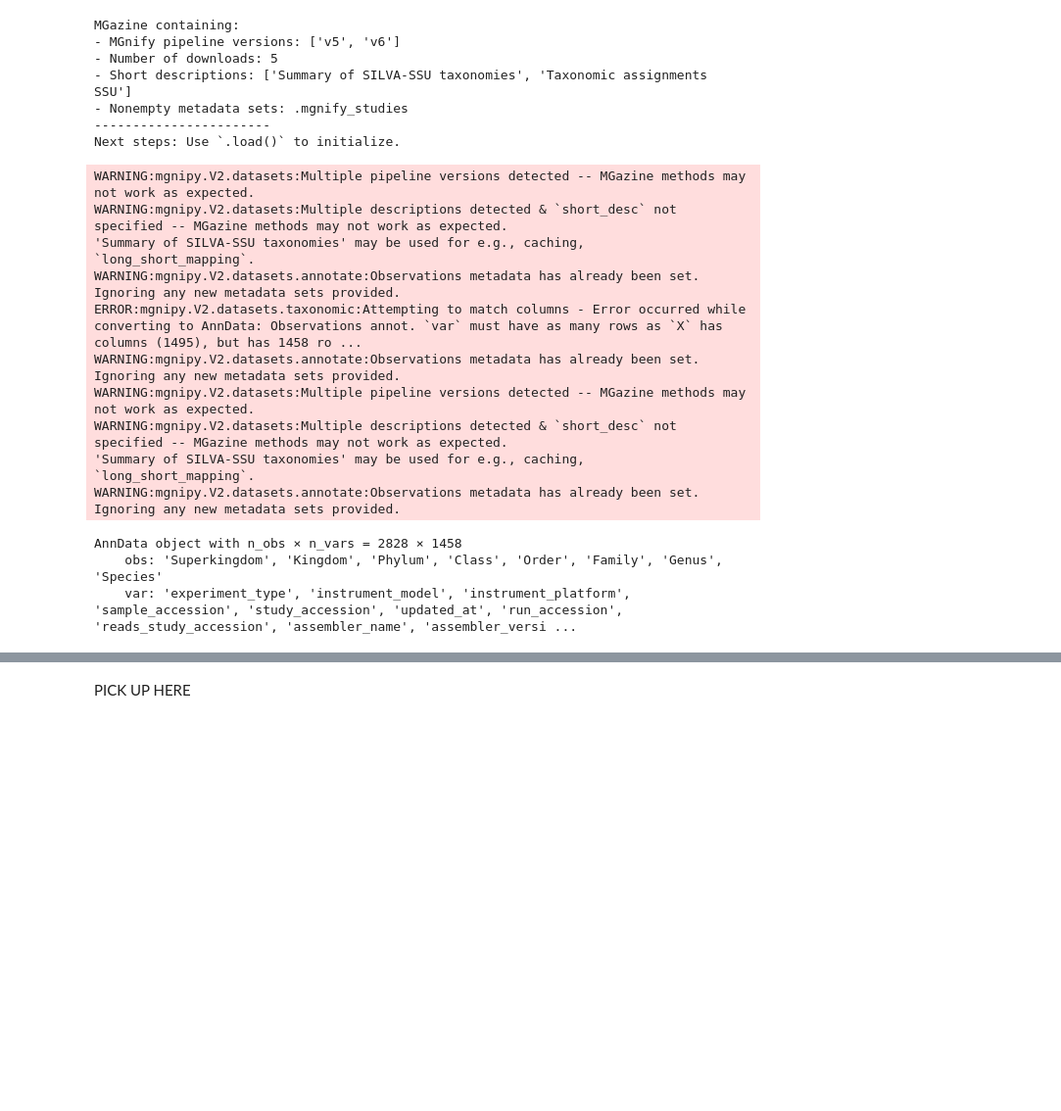
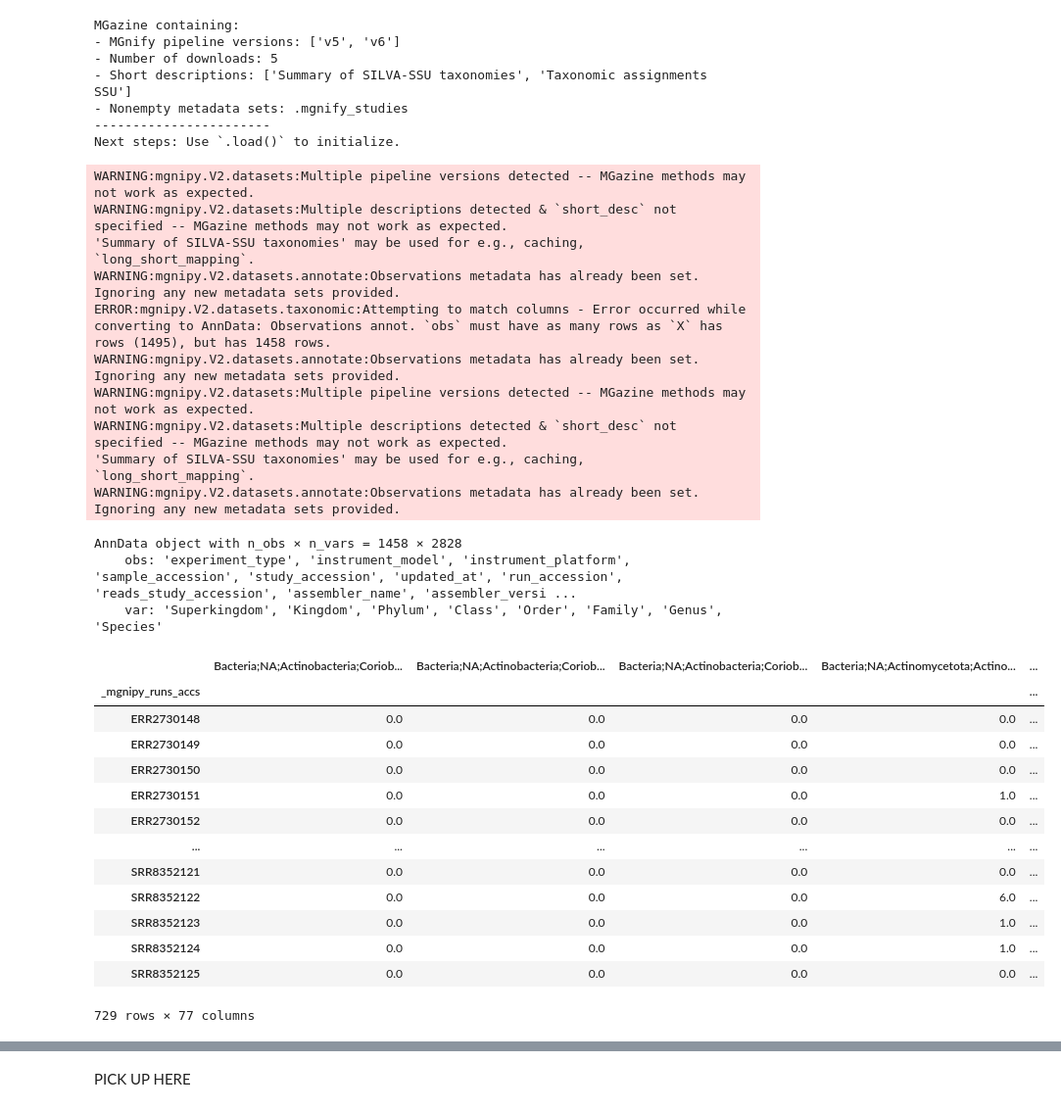
Before and after one commit to EBI-Metagenomics/mgnipy, a Jupyter notebook: docs/notebooks/demos/demo-parkinson.ipynb, the cells around one changed output, grey strips where cells are left out. Shown at 98% size. Drawn from its saved outputs; the diff is of its cells as text; code cells hidden in the pictures; blank space fills up the shorter version.

```diff
--- a/docs/notebooks/demos/demo-parkinson.ipynb
+++ b/docs/notebooks/demos/demo-parkinson.ipynb
@@ -419,18 +424,72 @@ MGazine containing:
 -----------------------
 Next steps: Use `.load()` to initialize.
 # %%
-new_taxo.to_anndata()
+ad_tax = new_taxo.to_anndata()
+ad_tax
 # %% [output]
 WARNING:mgnipy.V2.datasets:Multiple pipeline versions detected -- MGazine methods may not work as expected.
 WARNING:mgnipy.V2.datasets:Multiple descriptions detected & `short_desc` not specified -- MGazine methods may not work as expected.
 'Summary of SILVA-SSU taxonomies' may be used for e.g., caching, `long_short_mapping`.
 WARNING:mgnipy.V2.datasets.annotate:Observations metadata has already been set. Ignoring any new metadata sets provided.
-ERROR:mgnipy.V2.datasets.taxonomic:Attempting to match columns - Error occurred while converting to AnnData: Observations annot. `var` must have as many rows as `X` has columns (1495), but has 1458 ro ...
+ERROR:mgnipy.V2.datasets.taxonomic:Attempting to match columns - Error occurred while converting to AnnData: Observations annot. `obs` must have as many rows as `X` has rows (1495), but has 1458 rows.
 WARNING:mgnipy.V2.datasets.annotate:Observations metadata has already been set. Ignoring any new metadata sets provided.
 WARNING:mgnipy.V2.datasets:Multiple pipeline versions detected -- MGazine methods may not work as expected.
 WARNING:mgnipy.V2.datasets:Multiple descriptions detected & `short_desc` not specified -- MGazine methods may not work as expected.
 'Summary of SILVA-SSU taxonomies' may be used for e.g., caching, `long_short_mapping`.
 WARNING:mgnipy.V2.datasets.annotate:Observations metadata has already been set. Ignoring any new metadata sets provided.
-AnnData object with n_obs × n_vars = 2828 × 1458
-    obs: 'Superkingdom', 'Kingdom', 'Phylum', 'Class', 'Order', 'Family', 'Genus', 'Species'
-    var: 'experiment_type', 'instrument_model', 'instrument_platform', 'sample_accession', 'study_accession', 'updated_at', 'run_accession', 'reads_study_accession', 'assembler_name', 'assembler_versi ...
+AnnData object with n_obs × n_vars = 1458 × 2828
+    obs: 'experiment_type', 'instrument_model', 'instrument_platform', 'sample_accession', 'study_accession', 'updated_at', 'run_accession', 'reads_study_accession', 'assembler_name', 'assembler_versi ...
+    var: 'Superkingdom', 'Kingdom', 'Phylum', 'Class', 'Order', 'Family', 'Genus', 'Species'
+# %%
+import numpy as np
+import scanpy as sc
+from mgnipy._models.constants.tax_ranks import SILVA_TAX_RANKS
+# quick cleaning
+# add filled na layer
+ad_tax.layers['filled_na'] = ad_tax.to_df().fillna(0)
+# drop samples if library count is less than median
+ad_filt = ad_tax[
+    ad_tax.to_df(
+        layer='filled_na'
+    ).sum(axis=1) >= ad_tax.to_df(
+        layer='filled_na'
+    ).sum(axis=1).median()
+]
+# calc total counts per sample
+total_counts = ad_filt.layers['filled_na'].sum(axis=1)
+# agglom to genus level (pruning then agg)
+pruned = ad_filt[:, ((ad_filt.var['Genus'] != 'NA') & (ad_filt.var['Species'] != 'NA'))]
+# to avoid memory issues..
+pruned.var['ranks_to_genus'] = pruned.var[SILVA_TAX_RANKS[:-1]].agg(';'.join, axis=1)
+# agg with scanpy
+ad_genus = sc.get.aggregate(
+    pruned,
+    by='ranks_to_genus',
+    func='sum',
+    axis='var',
+    layer='filled_na',
+)
+# getting the relabund
+ad_genus.layers['total_counts'] = np.array([total_counts] * ad_genus.n_vars).T
+ad_genus.layers['rel_abund'] = ad_genus.layers['sum'] / ad_genus.layers['total_counts']
+# prevalence threshold of 10%
+ad_genus_filt = ad_genus[
+    :,
+    (ad_genus.to_df(layer='sum') > 0).sum(axis=0) >= (ad_genus.n_vars*0.1)
+]
+ad_genus_filt.to_df(layer='sum')
+# %% [output]
+|  | Bacteria;NA;Actinobacteria;Coriob... | Bacteria;NA;Actinobacteria;Coriob... | Bacteria;NA;Actinobacteria;Coriob... | Bacteria;NA;Actinomycetota;Actino... | ... |
+| _mgnipy_runs_accs |  |  |  |  | ... |
+| ERR2730148 | 0.0 | 0.0 | 0.0 | 0.0 | ... |
+| ERR2730149 | 0.0 | 0.0 | 0.0 | 0.0 | ... |
+| ERR2730150 | 0.0 | 0.0 | 0.0 | 0.0 | ... |
+| ERR2730151 | 0.0 | 0.0 | 0.0 | 1.0 | ... |
+| ERR2730152 | 0.0 | 0.0 | 0.0 | 0.0 | ... |
+| ... | ... | ... | ... | ... | ... |
+| SRR8352121 | 0.0 | 0.0 | 0.0 | 0.0 | ... |
+| SRR8352122 | 0.0 | 0.0 | 0.0 | 6.0 | ... |
+| SRR8352123 | 0.0 | 0.0 | 0.0 | 1.0 | ... |
+| SRR8352124 | 0.0 | 0.0 | 0.0 | 1.0 | ... |
+| SRR8352125 | 0.0 | 0.0 | 0.0 | 0.0 | ... |
+729 rows × 77 columns
```
Also changed, not shown: parts of 24 cells of this notebook.
